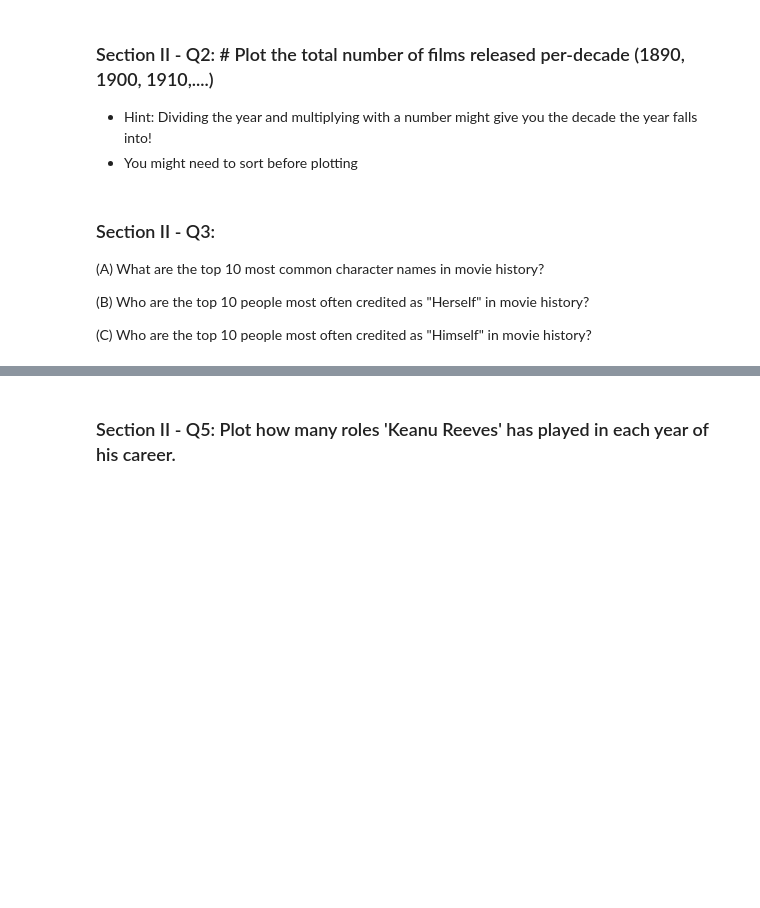
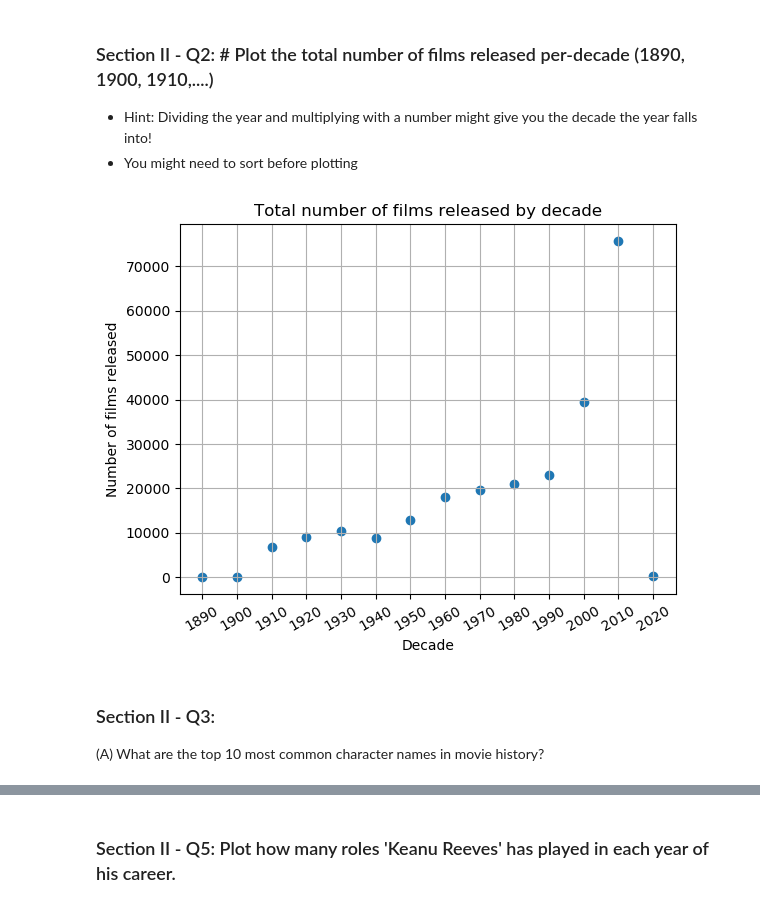
Before and after one commit to lfunderburk/mec-mini-projects, a Jupyter notebook: mec-5.3.10-data-wranging-with-pandas-mini-project/Mini_Project_Data_Wrangling_Pandas.ipynb, the cells around one changed output, grey strips where cells are left out. Cells and saved outputs as stored; diff of their text form; code cells hidden in the pictures; blank space fills up the shorter version.

```diff
--- a/mec-5.3.10-data-wranging-with-pandas-mini-project/Mini_Project_Data_Wrangling_Pandas.ipynb
+++ b/mec-5.3.10-data-wranging-with-pandas-mini-project/Mini_Project_Data_Wrangling_Pandas.ipynb
@@ -376,11 +424,21 @@ top_ten.plot(kind='barh')
 ### Section II - Q2: # Plot the total number of films released per-decade (1890, 1900, 1910,....)
 - Hint: Dividing the year and multiplying with a number might give you the decade the year falls into!
 - You might need to sort before plotting
+# %%
+import math as m
+movies['decade'] = movies.year.apply(lambda x: m.floor(x/10)*10)
+movies_by_decade = movies.groupby('decade')['year'].count().reset_index().rename(columns={"year":"total"})
+# %%
+plt.scatter(movies_by_decade['decade'],  movies_by_decade['total'])
+plt.grid(True)
+plt.xticks(movies_by_decade['decade'], rotation=30)
+plt.xlabel("Decade")
+plt.ylabel("Number of films released")
+plt.title("Total number of films released by decade")
+plt.show()
+# %% [output]
+[figure, added]
 # %% [markdown]
 ### Section II - Q3:
 
 (A) What are the top 10 most common character names in movie history?
-
-(B) Who are the top 10 people most often credited as "Herself" in movie history?
-
-(C) Who are the top 10 people most often credited as "Himself" in movie history?
```
Also changed, not shown: parts of 23 cells of this notebook, 1 other file.
